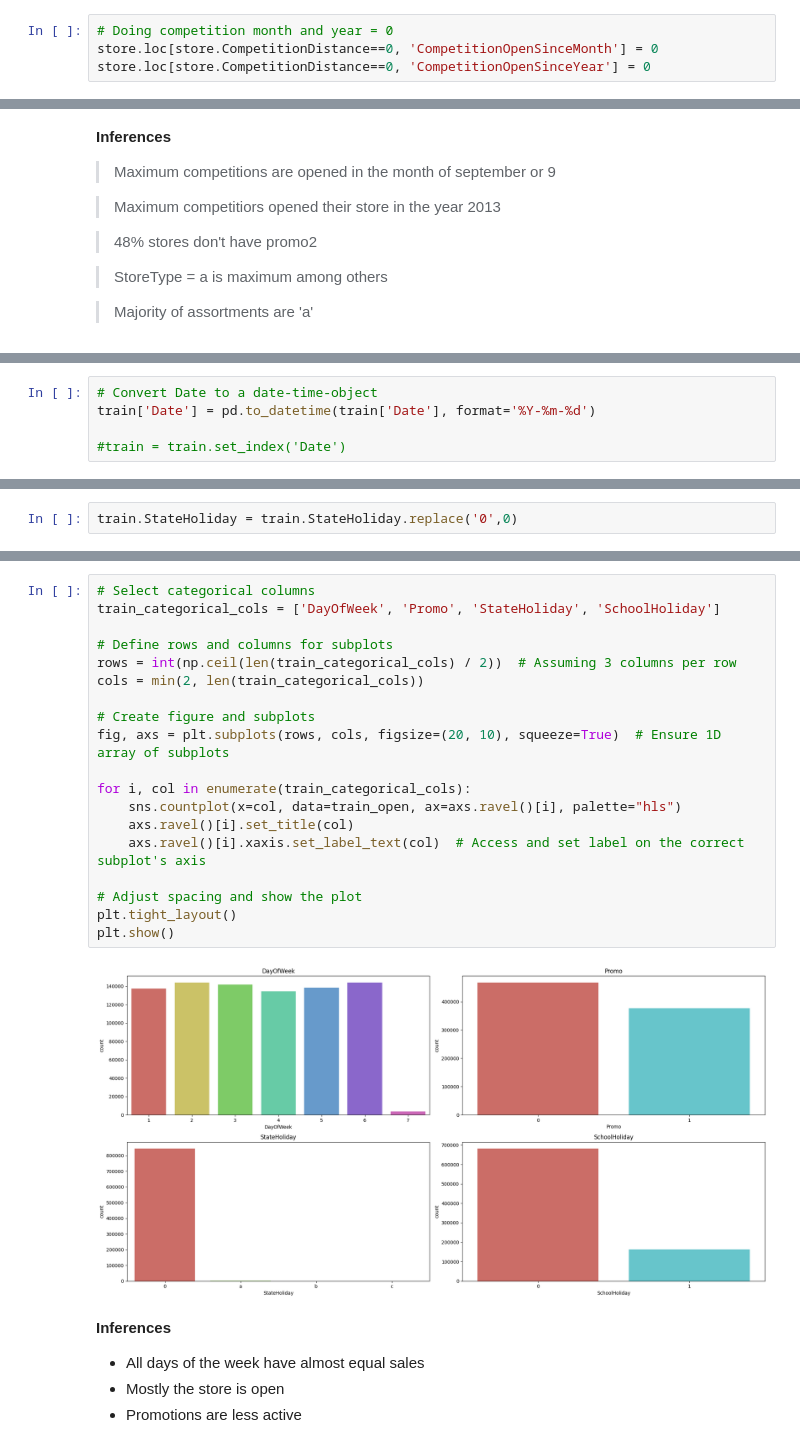
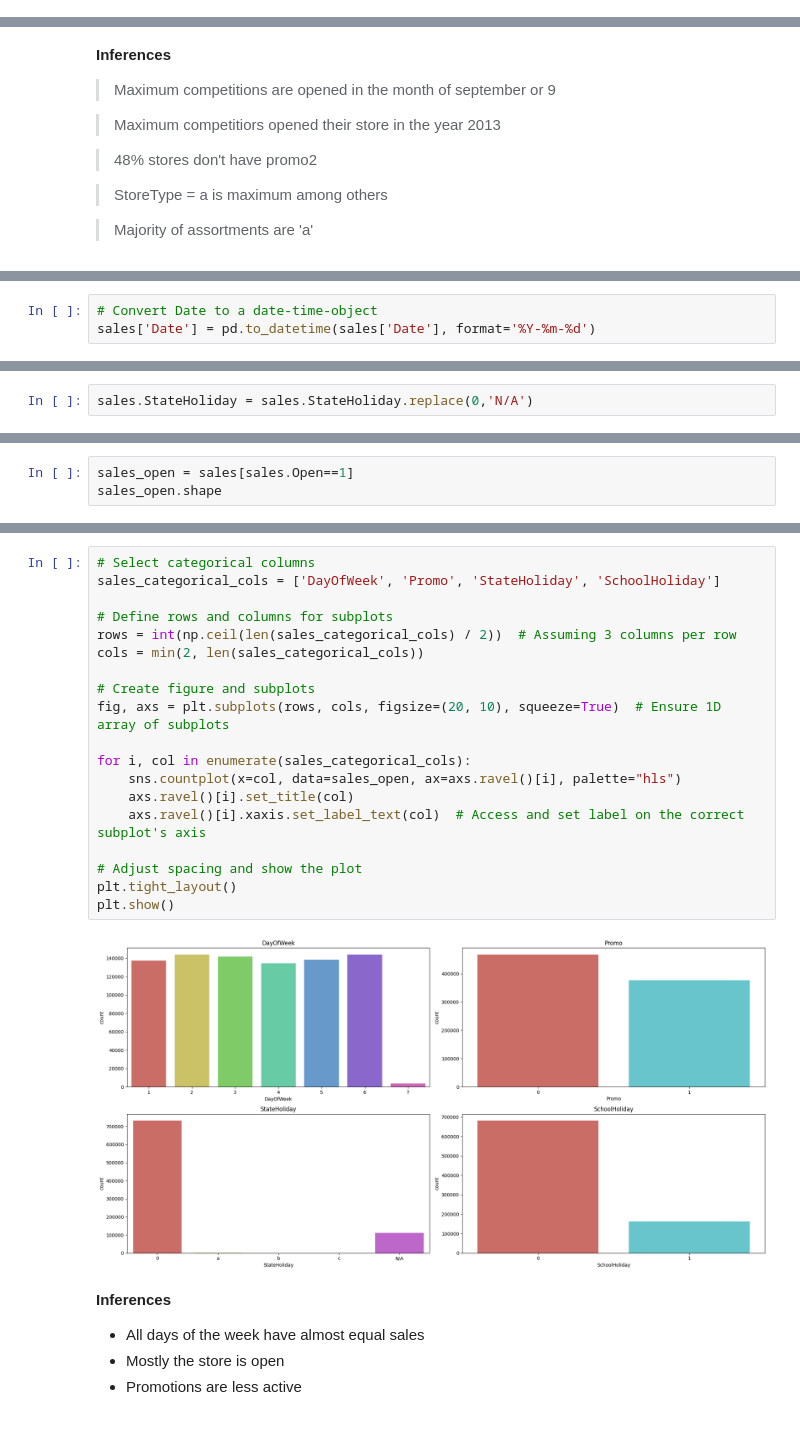
Before and after one commit to chitra-psg/rossmann_sales_prediction, a Jupyter notebook: Rossman_Sales_Prediction.ipynb, the cells around one changed output, grey strips where cells are left out. Drawn from its saved outputs; the diff is of its cells as text.

```diff
--- a/Rossman_Sales_Prediction.ipynb
+++ b/Rossman_Sales_Prediction.ipynb
@@ -103,7 +137,3 @@ store.head()
 | 2 | 3 | a | a | 14130 | 12 | 2006 | ... |
 | 3 | 4 | c | c | 620 | 9 | 2009 | ... |
 | 4 | 5 | a | a | 29910 | 4 | 2015 | ... |
-# %%
-# Doing competition month and year = 0
-store.loc[store.CompetitionDistance==0, 'CompetitionOpenSinceMonth'] = 0
-store.loc[store.CompetitionDistance==0, 'CompetitionOpenSinceYear'] = 0
@@ -186,7 +213,5 @@ dtypes: int64(7), object(2)
 memory usage: 69.8+ MB
 # %%
 # Convert Date to a date-time-object
-train['Date'] = pd.to_datetime(train['Date'], format='%Y-%m-%d')
-
-#train = train.set_index('Date')
+sales['Date'] = pd.to_datetime(sales['Date'], format='%Y-%m-%d')
 # %%
@@ -194,5 +219,5 @@ train.StateHoliday.unique()
 # %% [output]
 array(['0', 'a', 'b', 'c', 0], dtype=object)
 # %%
-train.StateHoliday = train.StateHoliday.replace('0',0)
+sales.StateHoliday = sales.StateHoliday.replace(0,'N/A')
 # %%
@@ -227,0 +248,3 @@ train_open.shape
+# %%
+sales_open = sales[sales.Open==1]
+sales_open.shape
@@ -242,25 +267,25 @@ Index(['Store', 'DayOfWeek', 'Date', 'Sales', 'Customers', 'Open', 'Promo',
       dtype='object')
 # %%
 # Select categorical columns
-train_categorical_cols = ['DayOfWeek', 'Promo', 'StateHoliday', 'SchoolHoliday']
+sales_categorical_cols = ['DayOfWeek', 'Promo', 'StateHoliday', 'SchoolHoliday']
 
 # Define rows and columns for subplots
-rows = int(np.ceil(len(train_categorical_cols) / 2))  # Assuming 3 columns per row
-cols = min(2, len(train_categorical_cols))
+rows = int(np.ceil(len(sales_categorical_cols) / 2))  # Assuming 3 columns per row
+cols = min(2, len(sales_categorical_cols))
 
 # Create figure and subplots
 fig, axs = plt.subplots(rows, cols, figsize=(20, 10), squeeze=True)  # Ensure 1D array of subplots
 
-for i, col in enumerate(train_categorical_cols):
-    sns.countplot(x=col, data=train_open, ax=axs.ravel()[i], palette="hls")
+for i, col in enumerate(sales_categorical_cols):
+    sns.countplot(x=col, data=sales_open, ax=axs.ravel()[i], palette="hls")
     axs.ravel()[i].set_title(col)
     axs.ravel()[i].xaxis.set_label_text(col)  # Access and set label on the correct subplot's axis
 
 # Adjust spacing and show the plot
 plt.tight_layout()
 plt.show()
 # %% [output]
-[figure, old version]
+[figure, new version]
 # %% [markdown]
 **Inferences**
 *   All days of the week have almost equal sales
```
Also changed, not shown: parts of 58 cells of this notebook.
